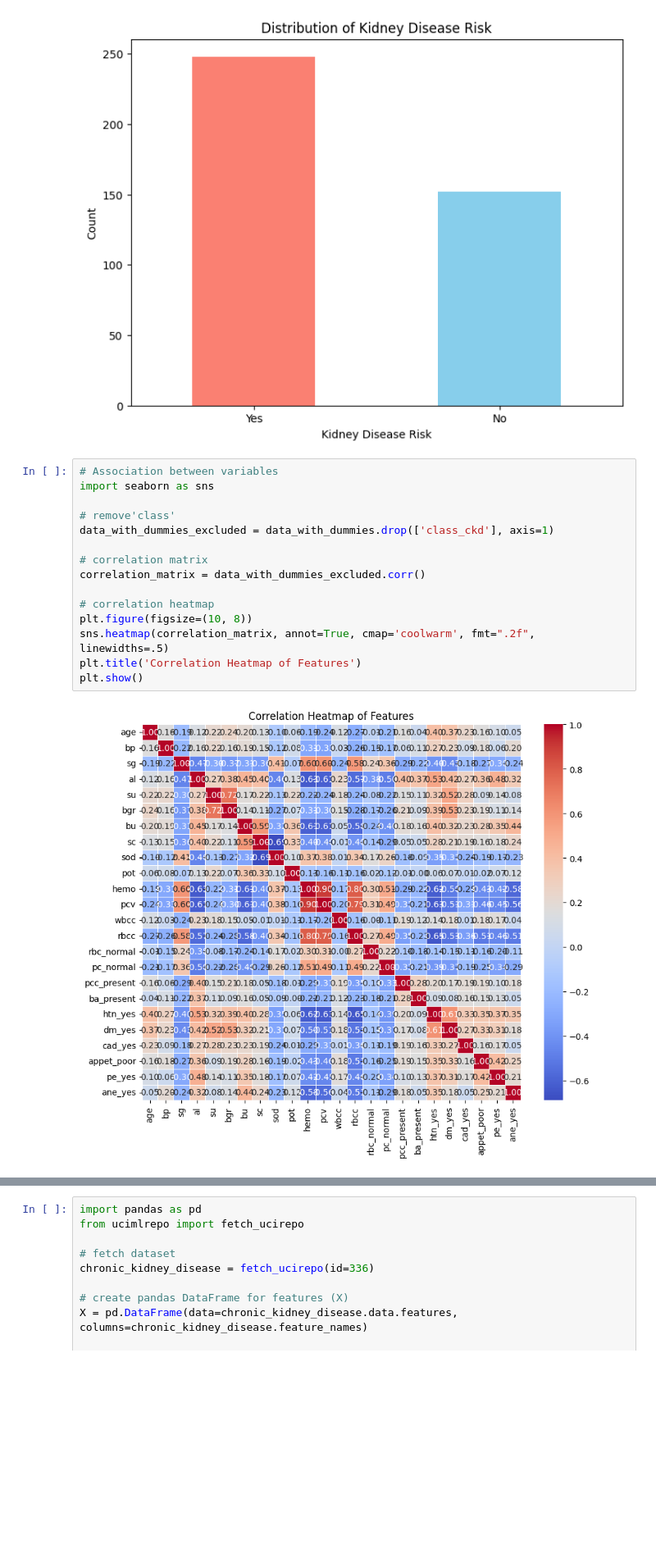
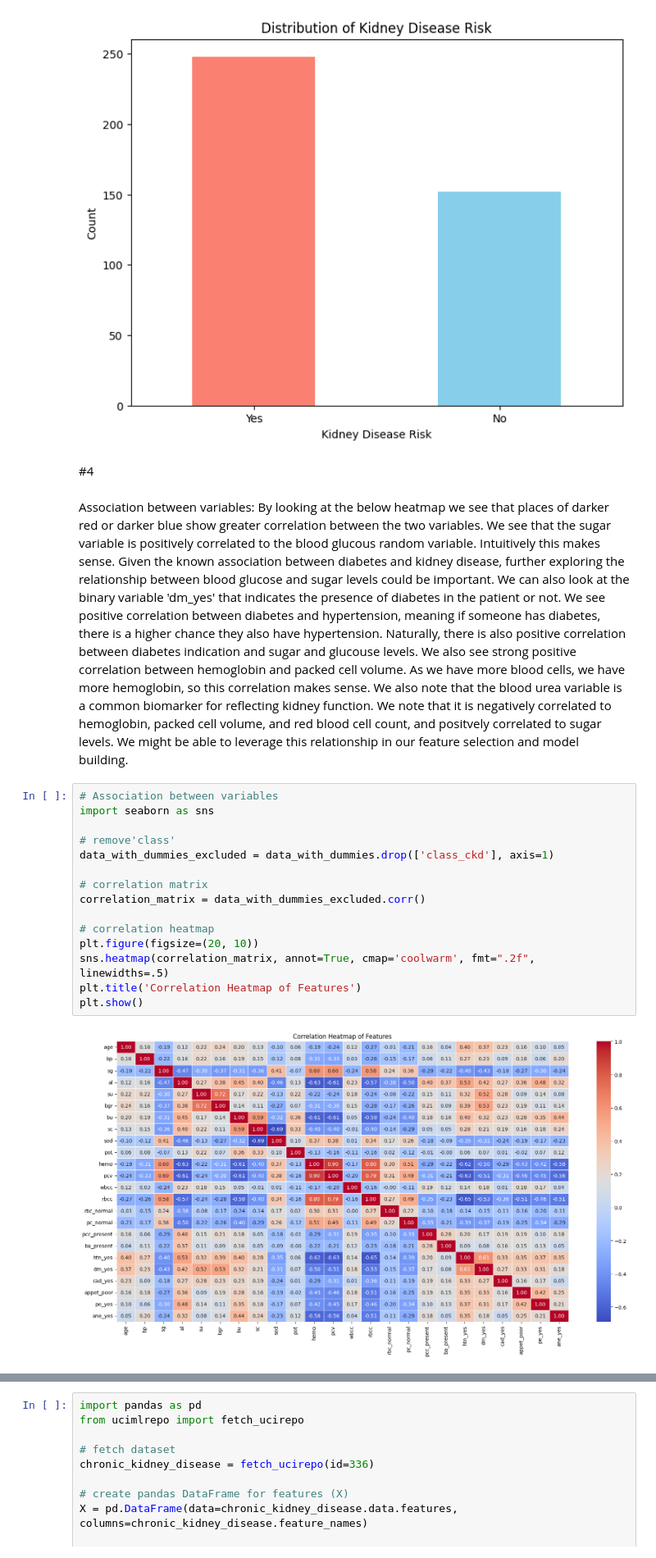
Before and after one commit to Anu-Kumar2/STATS3DA3_A6, a Jupyter notebook: A6_Git.ipynb, the cells around one changed output, grey strips where cells are left out. Shown at 82% size. Drawn from its saved outputs; the diff is of its cells as text; blank space fills up the shorter version.

```diff
--- a/A6_Git.ipynb
+++ b/A6_Git.ipynb
@@ -107,20 +115,24 @@ class_ckd
 0    152
 Name: count, dtype: int64
 [figure]
+# %% [markdown]
+#4
+# %% [markdown]
+Association between variables: By looking at the below heatmap we see that places of darker red or darker blue show greater correlation between the two variables. We see that the sugar variable is positively correlated to the blood glucous random variable. Intuitively this makes sense. Given the known association between diabetes and kidney disease, further exploring the relationship between blood glucose and sugar levels could be important. We can also look at the binary variable 'dm_yes' that indicates the presence of diabetes in the patient or not. We see positive correlation between diabetes and hypertension, meaning if someone has diabetes, there is a higher chance they also have hypertension. Naturally, there is also positive correlation between diabetes indication and sugar and glucouse levels. We also see strong positive correlation between hemoglobin and packed cell volume. As we have more blood cells, we have more hemoglobin, so this correlation makes sense. We also note that the blood urea variable is a common biomarker for reflecting kidney function. We note that it is negatively correlated to hemoglobin, packed cell volume, and red blood cell count, and positvely correlated to sugar levels. We might be able to leverage this relationship in our feature selection and model building.
 # %%
 # Association between variables
 import seaborn as sns
 
 # remove'class'
 data_with_dummies_excluded = data_with_dummies.drop(['class_ckd'], axis=1)
 
 # correlation matrix
 correlation_matrix = data_with_dummies_excluded.corr()
 
 # correlation heatmap
-plt.figure(figsize=(10, 8))
+plt.figure(figsize=(20, 10))
 sns.heatmap(correlation_matrix, annot=True, cmap='coolwarm', fmt=".2f", linewidths=.5)
 plt.title('Correlation Heatmap of Features')
 plt.show()
 # %% [output]
-[figure, old version]
+[figure, new version]
```
Also changed, not shown: parts of 22 cells of this notebook.
